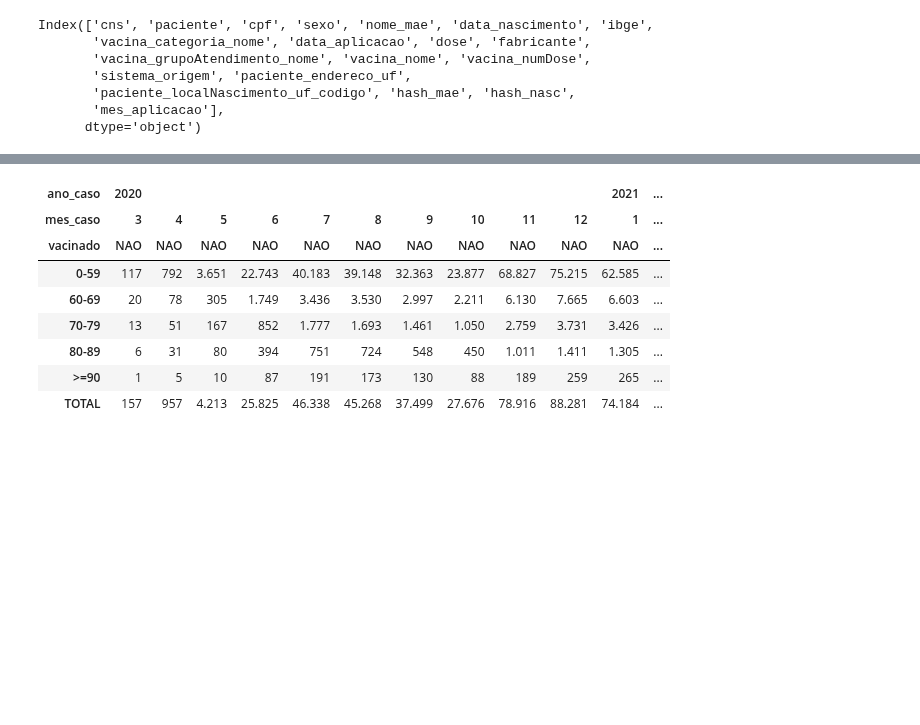
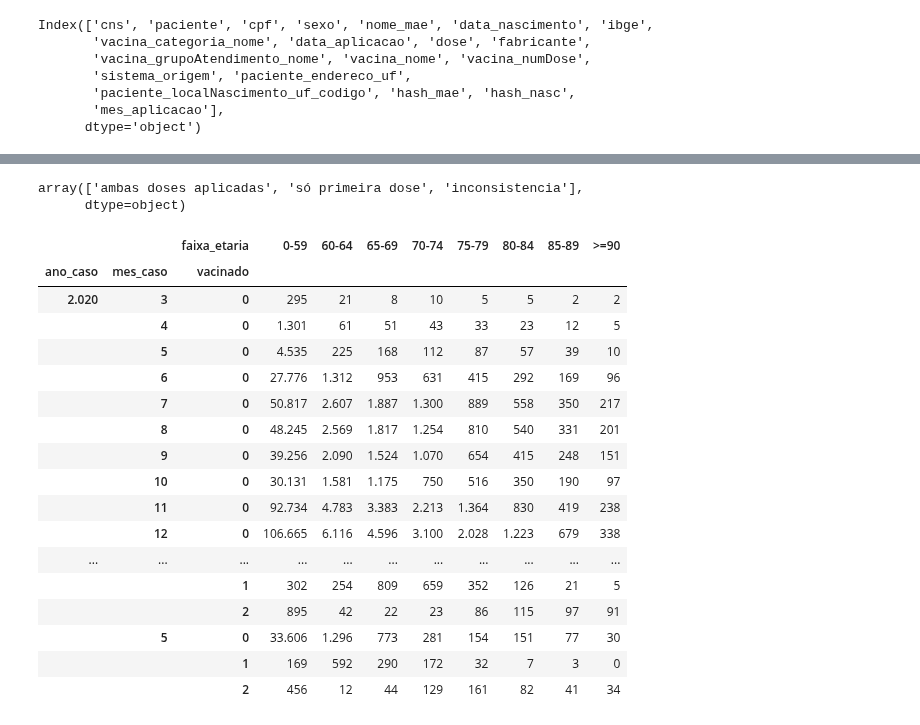
Before and after one commit to vinnylg/covid19datascience, a Jupyter notebook: vacinacao/vacinacao_notebook.ipynb, the cells around one changed output, grey strips where cells are left out. Drawn from its saved outputs; the diff is of its cells as text; code cells hidden in the pictures; blank space fills up the shorter version.

```diff
--- a/vacinacao/vacinacao_notebook.ipynb
+++ b/vacinacao/vacinacao_notebook.ipynb
@@ -197,8 +187,5 @@ tb_vacinados.to_feather('tb_vacinados.feather')
 # %%
-tb_vacinados = pd.read_feather('tb_vacinados.feather')
-tb_vacinados = tb_vacinados.set_index('index')
-
-casos_confirmados = get_casos_confirmados(load=False)
+casos_confirmados = get_casos_confirmados(load=True)
 casos_confirmados['faixa_etaria'] = [ faixa_etaria_labels[idx] for idx in np.digitize(casos_confirmados['idade'],faixa_etaria,right=False)]
 casos_confirmados.groupby('evolucao')[['id']].count()
 # %% [output]
@@ -220,0 +212,18 @@ casos_confirmados shape: (641101, 20)
+# %%
+casos_confirmados['comorbidade'] = casos_confirmados.apply(lambda x: 1 if any([
+    x['doenca_cardiovascular'] == 1,
+    x['hipertensao'] == 1,
+    x['diabetes'] == 1,
+    x['doenca_hepatica'] == 1,
+    x['doenca_neurologica'] == 1,
+    x['sindrome_down'] == 1,
+    x['imunodeficiencia'] == 1,
+    x['infeccao_hiv'] == 1,
+    x['doenca_renal'] == 1,
+    x['doenca_pulmonar'] == 1,
+    x['neoplasia'] == 1,
+    x['puerperio'] == 1,
+    x['obesidade'] == 1,
+    x['tabagismo'] == 1
+]) else 0, axis=1)
+casos_confirmados.groupby('comorbidade')[['id']].count()
@@ -295,31 +299,39 @@ casos_vacinados['diferenca_vacina_diag'] = casos_vacinados['diferenca_vacina_dia
+# %%
+casos_vacinados['diferenca_vacina_diag'] = casos_vacinados['data_diagnostico'] - casos_vacinados['data_ultima_dose']
+casos_vacinados['diferenca_vacina_diag'] = casos_vacinados['diferenca_vacina_diag'].apply(lambda x: x.days)
+casos_vacinados['situacao'].unique()
+# casos_vacinados.groupby('vacina_nome')[['id']].count()
+# %% [output]
+array(['ambas doses aplicadas', 'só primeira dose', 'inconsistencia'],
+      dtype=object)
 # %%
 casos = pd.merge(casos_confirmados,casos_vacinados[['id','diferenca_vacina_diag']+tb_vacinados_cols],how='left',on='id')
-casos['vacinado'] = 'NAO'
-casos.loc[(casos['situacao']=='ambas doses aplicadas')&(casos['diferenca_vacina_diag']>14),'vacinado'] = 'SIM'
-
-
+casos['vacinado'] = 0 # sem vacina
+casos.loc[(casos['diferenca_vacina_diag']>=0)&(casos['diferenca_vacina_diag']<=14),'vacinado'] = 1 #com vacina
+casos.loc[(casos['situacao']=='ambas doses aplicadas')&(casos['diferenca_vacina_diag']>14),'vacinado'] = 2 #imunizado
 casos['ano_caso'] = casos['data_diagnostico'].apply(lambda x: x.year if isinstance(x,date) else 'erro')
 casos['mes_caso'] = casos['data_diagnostico'].apply(lambda x: x.month if isinstance(x,date) else 'erro')
-grupo = casos.groupby(['ano_caso','mes_caso','faixa_etaria','vacinado'])[['id']].count().unstack(0).unstack(0).unstack(-1)
+grupo = casos.groupby(['ano_caso','mes_caso','faixa_etaria','vacinado'])[['id']].count().unstack(-2)
 grupo = grupo.droplevel(0,1)
-grupo.index.name = None
-
 grupo = grupo.fillna(0).astype(float)
-grupo = grupo.append(pd.Series(grupo.sum(0),name='TOTAL'))
-
-for idx in grupo.columns:
-    if grupo.loc['TOTAL',idx] == 0:
-        del grupo[idx]
-
 grupo.to_excel('casos_vacinados.xlsx')
 grupo
 # %% [output]
-| ano_caso | 2020 |  |  |  |  |  |  |  |  |  | 2021 | ... |
-| mes_caso | 3 | 4 | 5 | 6 | 7 | 8 | 9 | 10 | 11 | 12 | 1 | ... |
-| vacinado | NAO | NAO | NAO | NAO | NAO | NAO | NAO | NAO | NAO | NAO | NAO | ... |
-| 0-59 | 117 | 792 | 3.651 | 22.743 | 40.183 | 39.148 | 32.363 | 23.877 | 68.827 | 75.215 | 62.585 | ... |
-| 60-69 | 20 | 78 | 305 | 1.749 | 3.436 | 3.530 | 2.997 | 2.211 | 6.130 | 7.665 | 6.603 | ... |
-| 70-79 | 13 | 51 | 167 | 852 | 1.777 | 1.693 | 1.461 | 1.050 | 2.759 | 3.731 | 3.426 | ... |
-| 80-89 | 6 | 31 | 80 | 394 | 751 | 724 | 548 | 450 | 1.011 | 1.411 | 1.305 | ... |
-| >=90 | 1 | 5 | 10 | 87 | 191 | 173 | 130 | 88 | 189 | 259 | 265 | ... |
-| TOTAL | 157 | 957 | 4.213 | 25.825 | 46.338 | 45.268 | 37.499 | 27.676 | 78.916 | 88.281 | 74.184 | ... |
+|  |  | faixa_etaria | 0-59 | 60-64 | 65-69 | 70-74 | 75-79 | 80-84 | 85-89 | >=90 |
+| ano_caso | mes_caso | vacinado |  |  |  |  |  |  |  |  |
+| 2.020 | 3 | 0 | 295 | 21 | 8 | 10 | 5 | 5 | 2 | 2 |
+|  | 4 | 0 | 1.301 | 61 | 51 | 43 | 33 | 23 | 12 | 5 |
+|  | 5 | 0 | 4.535 | 225 | 168 | 112 | 87 | 57 | 39 | 10 |
+|  | 6 | 0 | 27.776 | 1.312 | 953 | 631 | 415 | 292 | 169 | 96 |
+|  | 7 | 0 | 50.817 | 2.607 | 1.887 | 1.300 | 889 | 558 | 350 | 217 |
+|  | 8 | 0 | 48.245 | 2.569 | 1.817 | 1.254 | 810 | 540 | 331 | 201 |
+|  | 9 | 0 | 39.256 | 2.090 | 1.524 | 1.070 | 654 | 415 | 248 | 151 |
+|  | 10 | 0 | 30.131 | 1.581 | 1.175 | 750 | 516 | 350 | 190 | 97 |
+|  | 11 | 0 | 92.734 | 4.783 | 3.383 | 2.213 | 1.364 | 830 | 419 | 238 |
+|  | 12 | 0 | 106.665 | 6.116 | 4.596 | 3.100 | 2.028 | 1.223 | 679 | 338 |
+| ... | ... | ... | ... | ... | ... | ... | ... | ... | ... | ... |
+|  |  | 1 | 302 | 254 | 809 | 659 | 352 | 126 | 21 | 5 |
+|  |  | 2 | 895 | 42 | 22 | 23 | 86 | 115 | 97 | 91 |
+|  | 5 | 0 | 33.606 | 1.296 | 773 | 281 | 154 | 151 | 77 | 30 |
+|  |  | 1 | 169 | 592 | 290 | 172 | 32 | 7 | 3 | 0 |
+|  |  | 2 | 456 | 12 | 44 | 129 | 161 | 82 | 41 | 34 |
```
Also changed, not shown: parts of 38 cells of this notebook, 10 other files.
